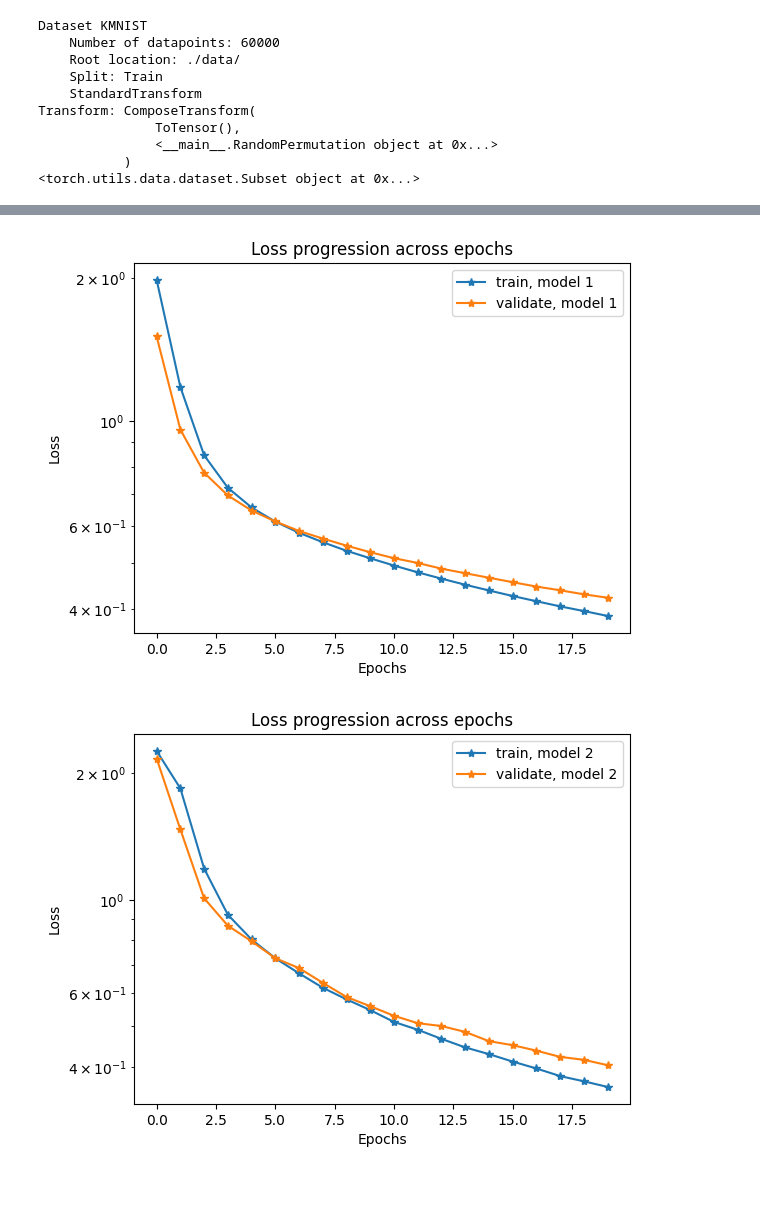
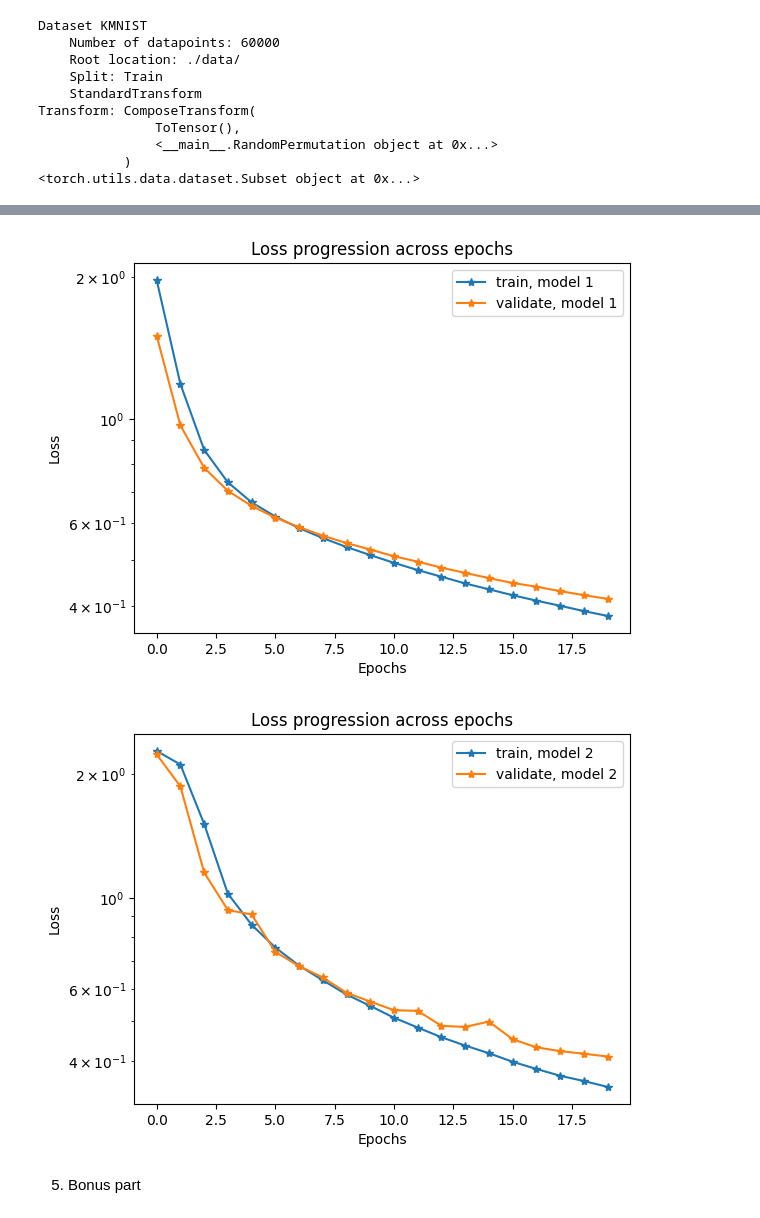
Before and after one commit to roduit/FundamentalLearningEPFL, a Jupyter notebook: Homeworks/HW3/roduit_vincent_325140_HW3.ipynb, the cells around one changed output, grey strips where cells are left out. Saved outputs shown, nothing was run; the diff lists cells and outputs as text; code cells hidden in the pictures; blank space fills up the shorter version.

```diff
--- a/Homeworks/HW3/roduit_vincent_325140_HW3.ipynb
+++ b/Homeworks/HW3/roduit_vincent_325140_HW3.ipynb
@@ -327,19 +308,0 @@ Test set: Avg. loss: 2.3468, Accuracy: 1155/10000 (12%)
-# %%
-def plot_losses(train_losses_all,validate_losses_all,all_in_one=True):
-  for i, (train_loss, validate_loss) in enumerate(zip(train_losses_all, validate_losses_all)):
-    plt.plot(train_loss, '-*',label = 'train, model ' + str(i+1))
-    plt.plot(validate_loss,'-*', label = 'validate, model '+str(i+1))
-    if not all_in_one:
-      plt.title("Loss progression across epochs")
-      plt.xlabel("Epochs")
-      plt.ylabel("Loss")
-      plt.legend()
-      plt.semilogy()
-      plt.show()
-  if all_in_one:
-    plt.xlabel("Epochs")
-    plt.ylabel("Loss")
-    plt.legend()
-    plt.semilogy()
-    plt.title("Loss progression across epochs")
-    plt.show()
@@ -520,19 +549,19 @@ Transform: ComposeTransform(
 <torch.utils.data.dataset.Subset object at 0x...>
 # %%
 rdn_train_dataloader = DataLoader(
-    dataset=train_dataset,
+    dataset=rdn_train_dataset,
     batch_size=BATCH_SIZE,
     shuffle=True,
     num_workers=2)
 
 rdn_valid_dataloader = DataLoader(
-    dataset=valid_dataset,
+    dataset=rdn_valid_dataset,
     batch_size=TEST_BATCH_SIZE,
     shuffle=False,
     num_workers=2)
 
 rdn_test_dataloader = DataLoader(
-    dataset=test_dataset,
+    dataset=rdn_test_dataset,
     batch_size=TEST_BATCH_SIZE,
     shuffle=False,
     num_workers=2)
@@ -549,6 +578,13 @@ list_optimizers = [
     torch.optim.SGD(mlp.parameters(), lr=0.01, momentum=0.9,nesterov=True),
     torch.optim.SGD(cnn.parameters(), lr=0.01, momentum=0.9,nesterov=True),
 ]
-train_losses_all, validate_losses_all, valid_accs_all = test_models(list_models,list_optimizers,rdn_train_dataloader,rdn_valid_dataloader)
+tr_losses, val_losses, valid_accs, te_loss_all, te_accs = test_models(
+    list_models,
+    list_optimizers,
+    rdn_train_dataloader,
+    rdn_valid_dataloader,
+    rdn_test_dataloader,
+    DEVICE
+    )
 # %% [output]
 ****** Model 1 **************
@@ -574,0 +607,8 @@ plot_losses(train_losses_all,validate_losses_all,all_in_one=True)
+# %%
+values_task5 = {
+    'tr_losses':tr_losses,
+    'val_losses':val_losses,
+    'valid_accs':valid_accs,
+    'te_loss_all':te_loss_all,
+    'te_accs':te_accs
+}
@@ -575,5 +628,7 @@ plot_losses(train_losses_all,validate_losses_all,all_in_one=True)
 # %%
-plot_losses(train_losses_all,validate_losses_all,all_in_one=False)
+plot_losses(values_task5['tr_losses'],values_task5['val_losses'],all_in_one=False)
 # %% [output]
-[figure, old version]
+[figure, new version]
-[figure, old version]
+[figure, new version]
+# %% [markdown]
+5. Bonus part
```
Also changed, not shown: parts of 37 cells of this notebook, 1 other file.
